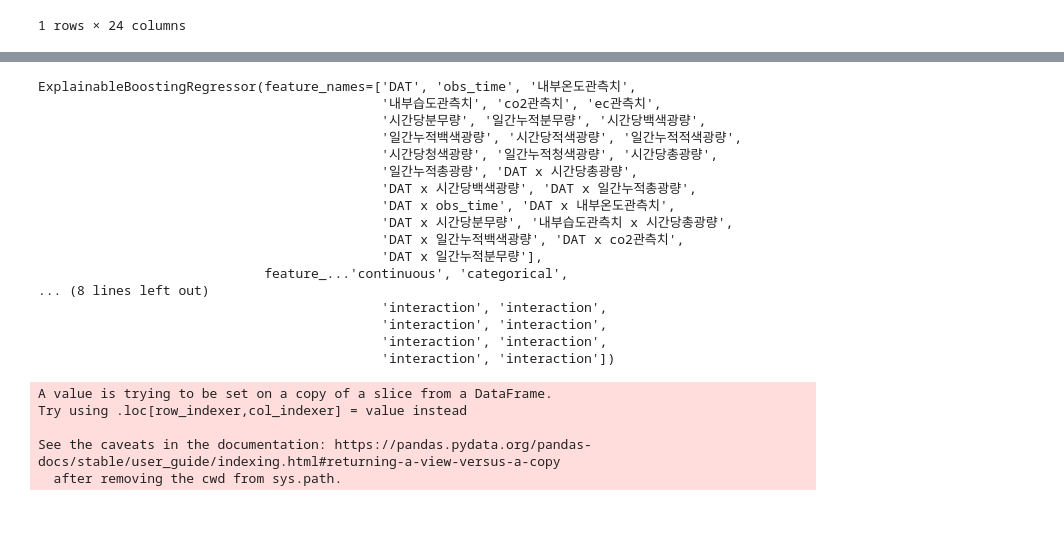
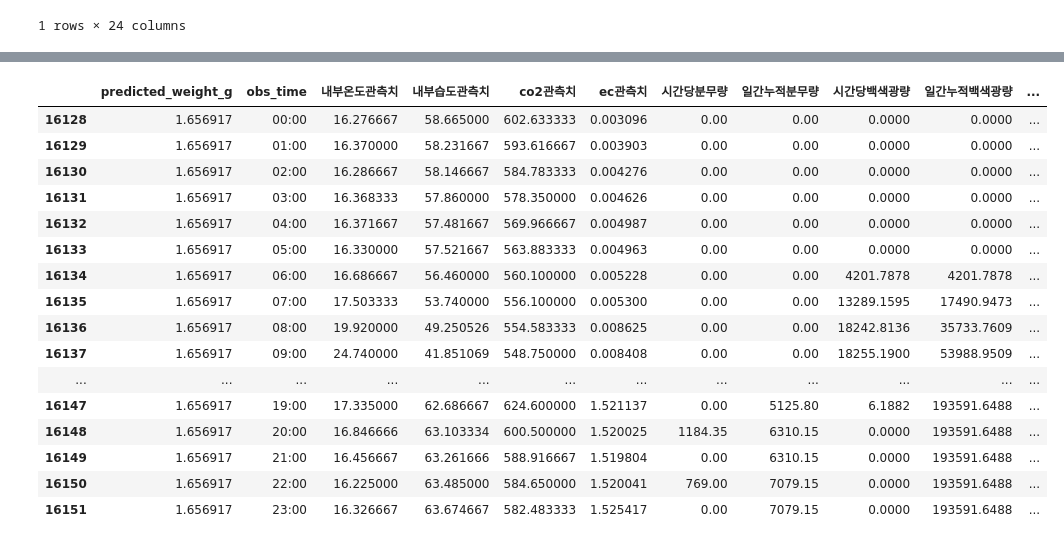
Before and after one commit to cltkzl12/Python, a Jupyter notebook: 데이콘/상추의생육환경생성AI경진대회/104_FE.ipynb, the cells around one changed output, grey strips where cells are left out. Drawn from its saved outputs; the diff is of its cells as text; code cells hidden in the pictures; blank space fills up the shorter version.

```diff
--- a/데이콘/상추의생육환경생성AI경진대회/104_FE.ipynb
+++ b/데이콘/상추의생육환경생성AI경진대회/104_FE.ipynb
@@ -145,3 +96,0 @@ Name: obs_hour, dtype: int64
-# %%
-diff_cols  = ['diff_온도','diff_습도','diff_co2','diff_ec']
-df['diff_온도']=df.groupby(['DAT','train/test','file_num']).shift(1)
@@ -216,37 +97,22 @@ train_df[train_df['out']==1].describe()
-# %%
-from interpret.glassbox import ExplainableBoostingRegressor
-
-X_train = train_df[train_df['out']!=1][config.input_cols]
-y_train = train_df[train_df['out']!=1]['target']
-
-ebm = ExplainableBoostingRegressor()
-ebm.fit(X_train, y_train)
-# %% [output]
-ExplainableBoostingRegressor(feature_names=['DAT', 'obs_time', '내부온도관측치',
-                                            '내부습도관측치', 'co2관측치', 'ec관측치',
-                                            '시간당분무량', '일간누적분무량', '시간당백색광량',
-                                            '일간누적백색광량', '시간당적색광량', '일간누적적색광량',
-                                            '시간당청색광량', '일간누적청색광량', '시간당총광량',
-                                            '일간누적총광량', 'DAT x 시간당총광량',
-                                            'DAT x 시간당백색광량', 'DAT x 일간누적총광량',
-                                            'DAT x obs_time', 'DAT x 내부온도관측치',
-                                            'DAT x 시간당분무량', '내부습도관측치 x 시간당총광량',
-                                            'DAT x 일간누적백색광량', 'DAT x co2관측치',
-                                            'DAT x 일간누적분무량'],
-                             feature_...'continuous', 'categorical',
-... (8 lines left out)
-                                            'interaction', 'interaction',
-                                            'interaction', 'interaction',
-                                            'interaction', 'interaction',
-                                            'interaction', 'interaction'])
-# %%
-X_test = test_df[input_cols]
-
-
-test_df['predicted_weight_g'] = ebm.predict(X_test)
-# %% [output]
-A value is trying to be set on a copy of a slice from a DataFrame.
-Try using .loc[row_indexer,col_indexer] = value instead
-
-See the caveats in the documentation: https://pandas.pydata.org/pandas-docs/stable/user_guide/indexing.html#returning-a-view-versus-a-copy
-  after removing the cwd from sys.path.
+# %%
+def load_data(df,DAT,train_test,file_num):
+    return df[(df['DAT']==DAT)&(df['train/test']==train_test)&(df['file_num']==file_num)]
+load_data(df,1,'CASE','04').drop(['DAT','train/test','file_num','sum','total_sum'],axis=1)
+# %% [output]
+|  | predicted_weight_g | obs_time | 내부온도관측치 | 내부습도관측치 | co2관측치 | ec관측치 | 시간당분무량 | 일간누적분무량 | 시간당백색광량 | 일간누적백색광량 | ... |
+| 16128 | 1.656917 | 00:00 | 16.276667 | 58.665000 | 602.633333 | 0.003096 | 0.00 | 0.00 | 0.0000 | 0.0000 | ... |
+| 16129 | 1.656917 | 01:00 | 16.370000 | 58.231667 | 593.616667 | 0.003903 | 0.00 | 0.00 | 0.0000 | 0.0000 | ... |
+| 16130 | 1.656917 | 02:00 | 16.286667 | 58.146667 | 584.783333 | 0.004276 | 0.00 | 0.00 | 0.0000 | 0.0000 | ... |
+| 16131 | 1.656917 | 03:00 | 16.368333 | 57.860000 | 578.350000 | 0.004626 | 0.00 | 0.00 | 0.0000 | 0.0000 | ... |
+| 16132 | 1.656917 | 04:00 | 16.371667 | 57.481667 | 569.966667 | 0.004987 | 0.00 | 0.00 | 0.0000 | 0.0000 | ... |
+| 16133 | 1.656917 | 05:00 | 16.330000 | 57.521667 | 563.883333 | 0.004963 | 0.00 | 0.00 | 0.0000 | 0.0000 | ... |
+| 16134 | 1.656917 | 06:00 | 16.686667 | 56.460000 | 560.100000 | 0.005228 | 0.00 | 0.00 | 4201.7878 | 4201.7878 | ... |
+| 16135 | 1.656917 | 07:00 | 17.503333 | 53.740000 | 556.100000 | 0.005300 | 0.00 | 0.00 | 13289.1595 | 17490.9473 | ... |
+| 16136 | 1.656917 | 08:00 | 19.920000 | 49.250526 | 554.583333 | 0.008625 | 0.00 | 0.00 | 18242.8136 | 35733.7609 | ... |
+| 16137 | 1.656917 | 09:00 | 24.740000 | 41.851069 | 548.750000 | 0.008408 | 0.00 | 0.00 | 18255.1900 | 53988.9509 | ... |
+| ... | ... | ... | ... | ... | ... | ... | ... | ... | ... | ... | ... |
+| 16147 | 1.656917 | 19:00 | 17.335000 | 62.686667 | 624.600000 | 1.521137 | 0.00 | 5125.80 | 6.1882 | 193591.6488 | ... |
+| 16148 | 1.656917 | 20:00 | 16.846666 | 63.103334 | 600.500000 | 1.520025 | 1184.35 | 6310.15 | 0.0000 | 193591.6488 | ... |
+| 16149 | 1.656917 | 21:00 | 16.456667 | 63.261666 | 588.916667 | 1.519804 | 0.00 | 6310.15 | 0.0000 | 193591.6488 | ... |
+| 16150 | 1.656917 | 22:00 | 16.225000 | 63.485000 | 584.650000 | 1.520041 | 769.00 | 7079.15 | 0.0000 | 193591.6488 | ... |
+| 16151 | 1.656917 | 23:00 | 16.326667 | 63.674667 | 582.483333 | 1.525417 | 0.00 | 7079.15 | 0.0000 | 193591.6488 | ... |
```
Also changed, not shown: parts of 58 cells of this notebook, 23 other files.
